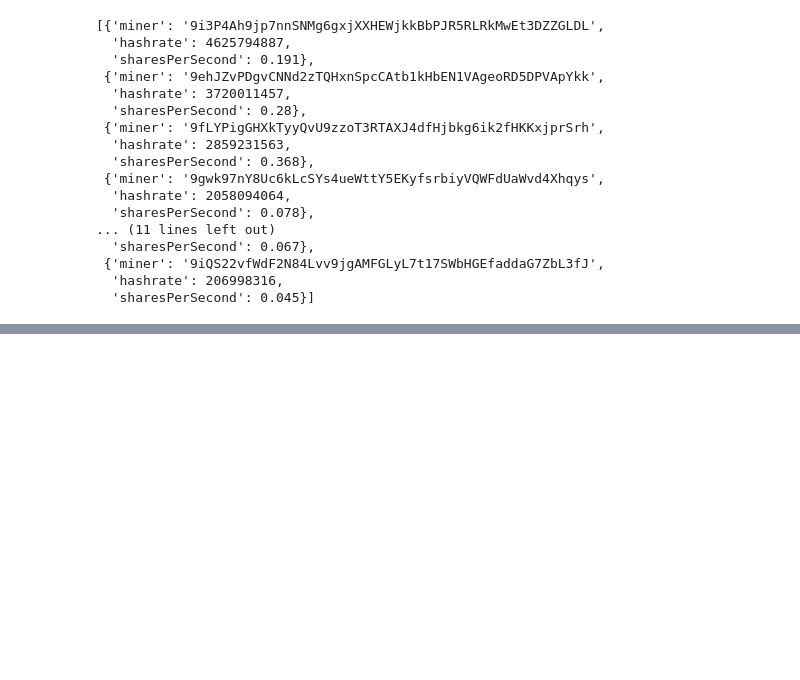
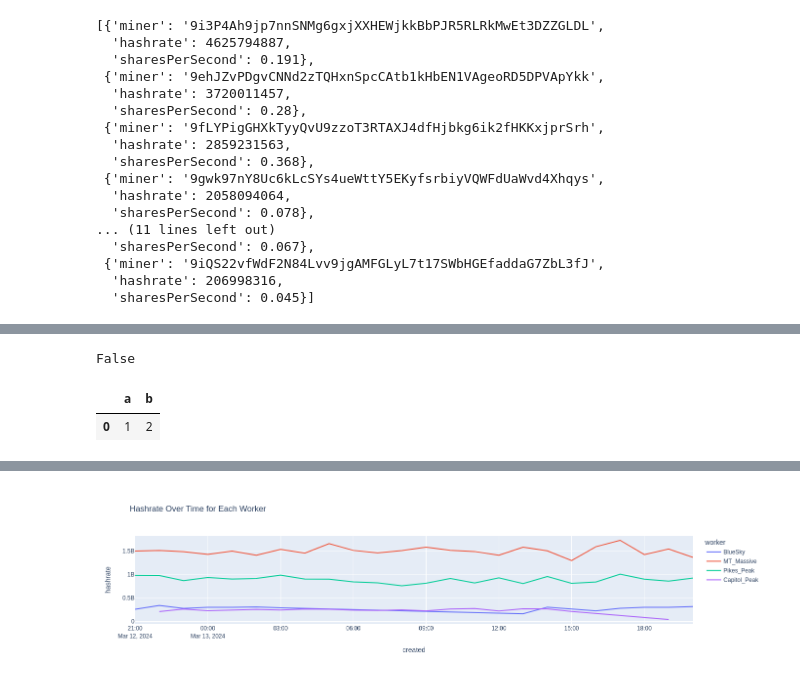
Before and after one commit to marctheshark3/sigmanaut-mining-pool-ui, a Jupyter notebook: prototype.ipynb, the cells around one changed output, grey strips where cells are left out. Cells and saved outputs as stored; diff of their text form; code cells hidden in the pictures; blank space fills up the shorter version.

Commit message:
new hashrate over time plot

```diff
--- a/prototype.ipynb
+++ b/prototype.ipynb
@@ -80,0 +104,19 @@ rewards_df
+# %%
+df = reader.get_miner_samples(wallet='9ehJZvPDgvCNNd2zTQHxnSpcCAtb1kHbEN1VAgeoRD5DPVApYkk')
+# %%
+df.empty
+# %% [output]
+False
+# %%
+d = {'a': [1],
+     'b': [2]}
+pd.DataFrame.from_dict(d)
+# %% [output]
+|  | a | b |
+| 0 | 1 | 2 |
+# %%
+import plotly.express as px
+
+fig = px.line(df, x='created', y='hashrate', color='worker', title='Hashrate Over Time for Each Worker')
+fig.show()
+# %% [output]
@@ -80,0 +124 @@ rewards_df
+[figure, added]
```
Also changed, not shown: parts of 5 cells of this notebook, 5 other files.
